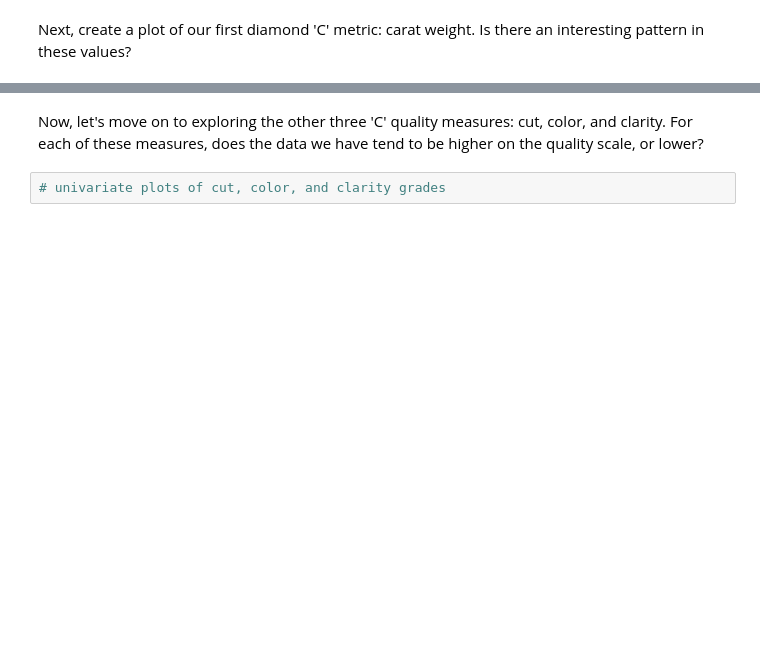
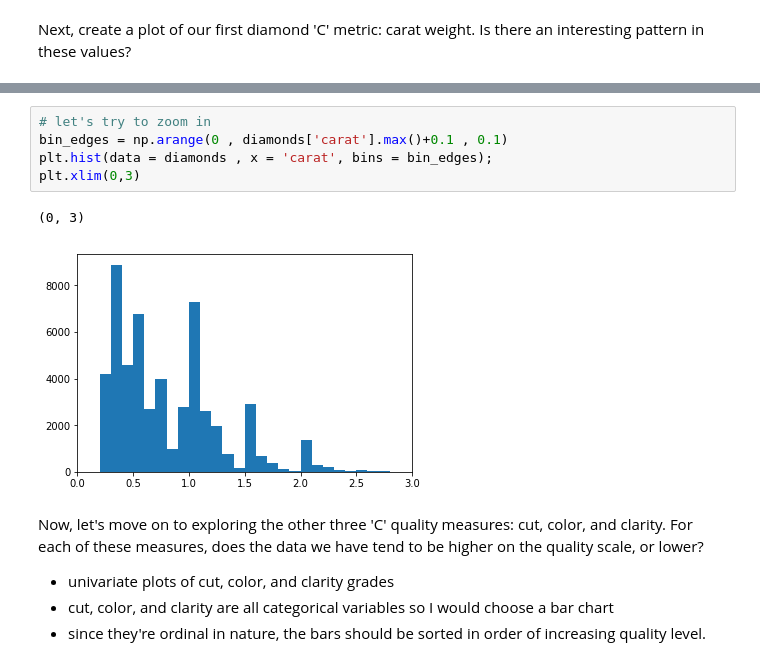
Before and after one commit to MarwaQabeel/Udacity-Data-Analyst-Nanodegree, a Jupyter notebook: Data Visualization/Visualization Case Study/Univariate_Exploration.ipynb, the cells around one changed output, grey strips where cells are left out. Cells and saved outputs as stored; diff of their text form; blank space fills up the shorter version.

```diff
--- a/Data Visualization/Visualization Case Study/Univariate_Exploration.ipynb
+++ b/Data Visualization/Visualization Case Study/Univariate_Exploration.ipynb
@@ -42,4 +98,14 @@ Carat distribution comment: <span style="color:white">You should see an interest
+# %%
+# let's try to zoom in
+bin_edges = np.arange(0 , diamonds['carat'].max()+0.1 , 0.1)
+plt.hist(data = diamonds , x = 'carat', bins = bin_edges);
+plt.xlim(0,3)
+# %% [output]
+(0, 3)
+[figure, added]
 # %% [markdown]
 Now, let's move on to exploring the other three 'C' quality measures: cut, color, and clarity. For each of these measures, does the data we have tend to be higher on the quality scale, or lower?
+
+- univariate plots of cut, color, and clarity grades
+- cut, color, and clarity are all categorical variables so I would choose a bar chart
+- since they're ordinal in nature, the bars should be sorted in order of increasing quality level.
-# %%
-# univariate plots of cut, color, and clarity grades
```
Also changed, not shown: parts of 18 cells of this notebook.
